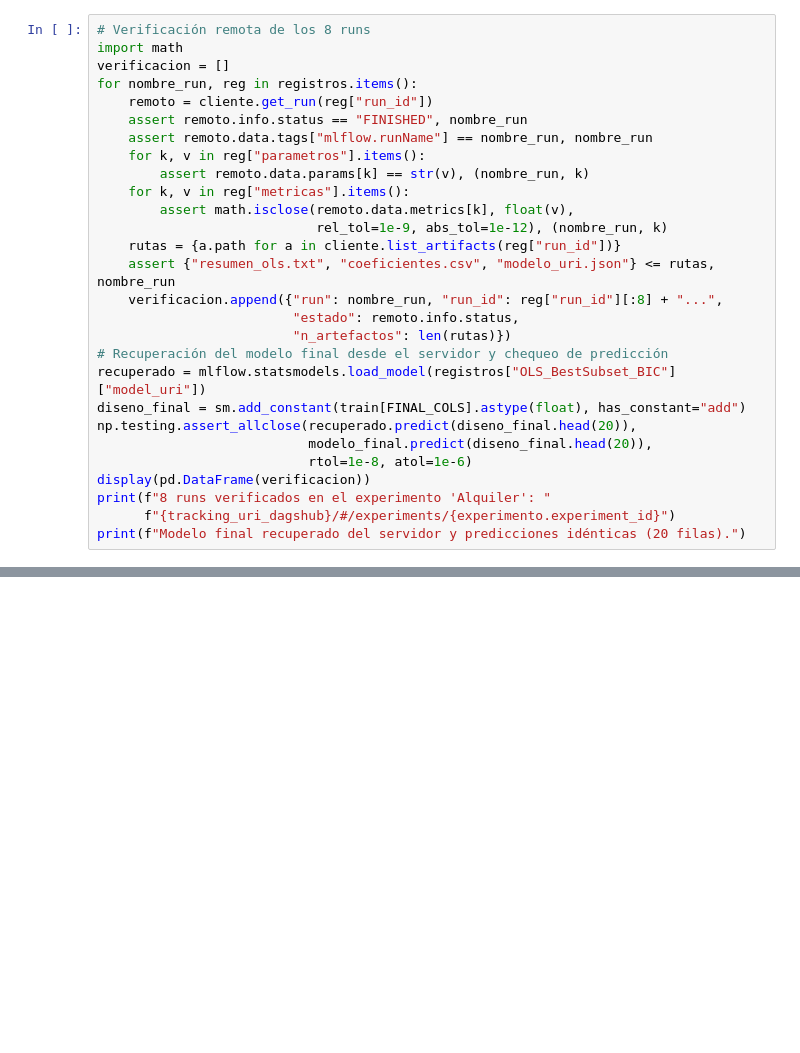
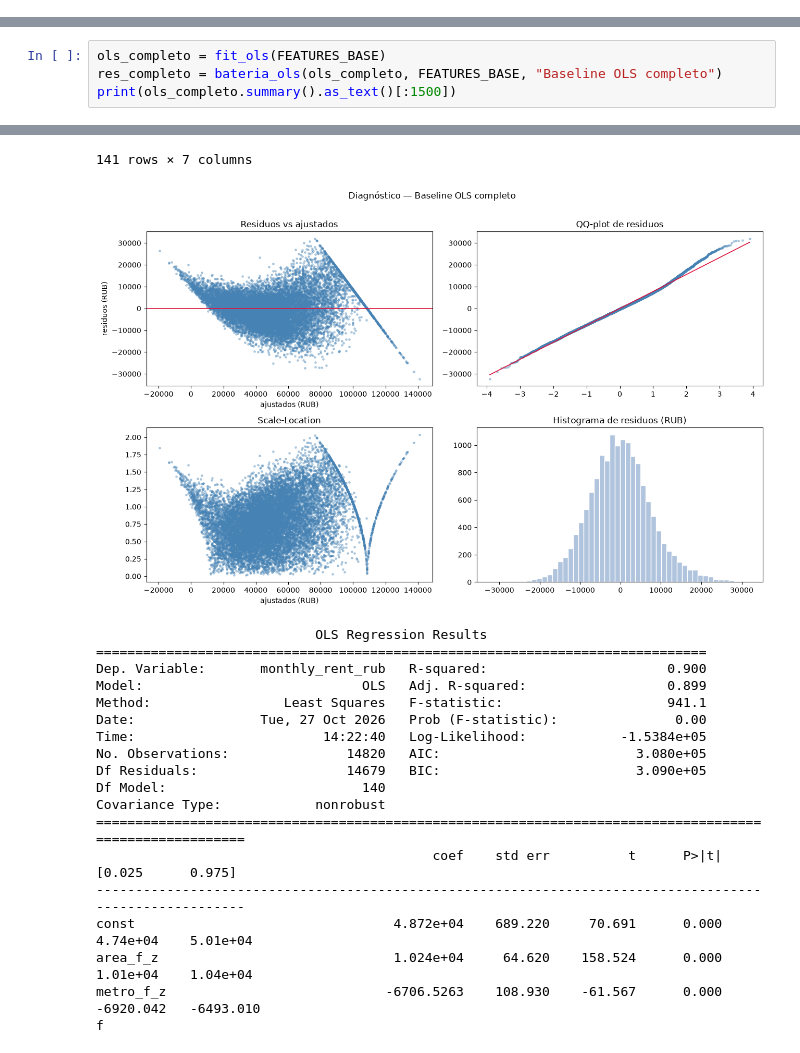
Before and after one commit to MatiasLonghino/Moscow-EDA, a Jupyter notebook: alquiler/04_Modelo_OLS.ipynb, the cells around one changed output, grey strips where cells are left out. Drawn from its saved outputs; the diff is of its cells as text; blank space fills up the shorter version.

```diff
--- a/alquiler/04_Modelo_OLS.ipynb
+++ b/alquiler/04_Modelo_OLS.ipynb
@@ -1114,28 +0,0 @@ run canónico del final: OLS_BestSubset_BIC (mismo conjunto que el elegido por 1
-# %%
-# Verificación remota de los 8 runs
-import math
-verificacion = []
-for nombre_run, reg in registros.items():
-    remoto = cliente.get_run(reg["run_id"])
-    assert remoto.info.status == "FINISHED", nombre_run
-    assert remoto.data.tags["mlflow.runName"] == nombre_run, nombre_run
-    for k, v in reg["parametros"].items():
-        assert remoto.data.params[k] == str(v), (nombre_run, k)
-    for k, v in reg["metricas"].items():
-        assert math.isclose(remoto.data.metrics[k], float(v),
-                            rel_tol=1e-9, abs_tol=1e-12), (nombre_run, k)
-    rutas = {a.path for a in cliente.list_artifacts(reg["run_id"])}
-    assert {"resumen_ols.txt", "coeficientes.csv", "modelo_uri.json"} <= rutas, nombre_run
-    verificacion.append({"run": nombre_run, "run_id": reg["run_id"][:8] + "...",
-                         "estado": remoto.info.status,
-                         "n_artefactos": len(rutas)})
-# Recuperación del modelo final desde el servidor y chequeo de predicción
-recuperado = mlflow.statsmodels.load_model(registros["OLS_BestSubset_BIC"]["model_uri"])
-diseno_final = sm.add_constant(train[FINAL_COLS].astype(float), has_constant="add")
-np.testing.assert_allclose(recuperado.predict(diseno_final.head(20)),
-                           modelo_final.predict(diseno_final.head(20)),
-                           rtol=1e-8, atol=1e-6)
-display(pd.DataFrame(verificacion))
-print(f"8 runs verificados en el experimento 'Alquiler': "
-      f"{tracking_uri_dagshub}/#/experiments/{experimento.experiment_id}")
-print(f"Modelo final recuperado del servidor y predicciones idénticas (20 filas).")
@@ -1178,0 +302,5 @@ Modelo final recuperado del servidor y predicciones idénticas (20 filas).
+# %%
+ols_completo = fit_ols(FEATURES_BASE)
+res_completo = bateria_ols(ols_completo, FEATURES_BASE, "Baseline OLS completo")
+print(ols_completo.summary().as_text()[:1500])
+# %% [output]
@@ -1178,0 +339,20 @@ Modelo final recuperado del servidor y predicciones idénticas (20 filas).
+141 rows × 7 columns
+[figure, added]
+                            OLS Regression Results
+==============================================================================
+Dep. Variable:       monthly_rent_rub   R-squared:                       0.900
+Model:                            OLS   Adj. R-squared:                  0.899
+Method:                 Least Squares   F-statistic:                     941.1
+Date:                Tue, 27 Oct 2026   Prob (F-statistic):               0.00
+Time:                        14:22:40   Log-Likelihood:            -1.5384e+05
+No. Observations:               14820   AIC:                         3.080e+05
+Df Residuals:                   14679   BIC:                         3.090e+05
+Df Model:                         140
+Covariance Type:            nonrobust
+========================================================================================================
+                                           coef    std err          t      P>|t|      [0.025      0.975]
+--------------------------------------------------------------------------------------------------------
+const                                 4.872e+04    689.220     70.691      0.000    4.74e+04    5.01e+04
+area_f_z                              1.024e+04     64.620    158.524      0.000    1.01e+04    1.04e+04
+metro_f_z                            -6706.5263    108.930    -61.567      0.000   -6920.042   -6493.010
+f
```
Also changed, not shown: parts of 66 cells of this notebook.
